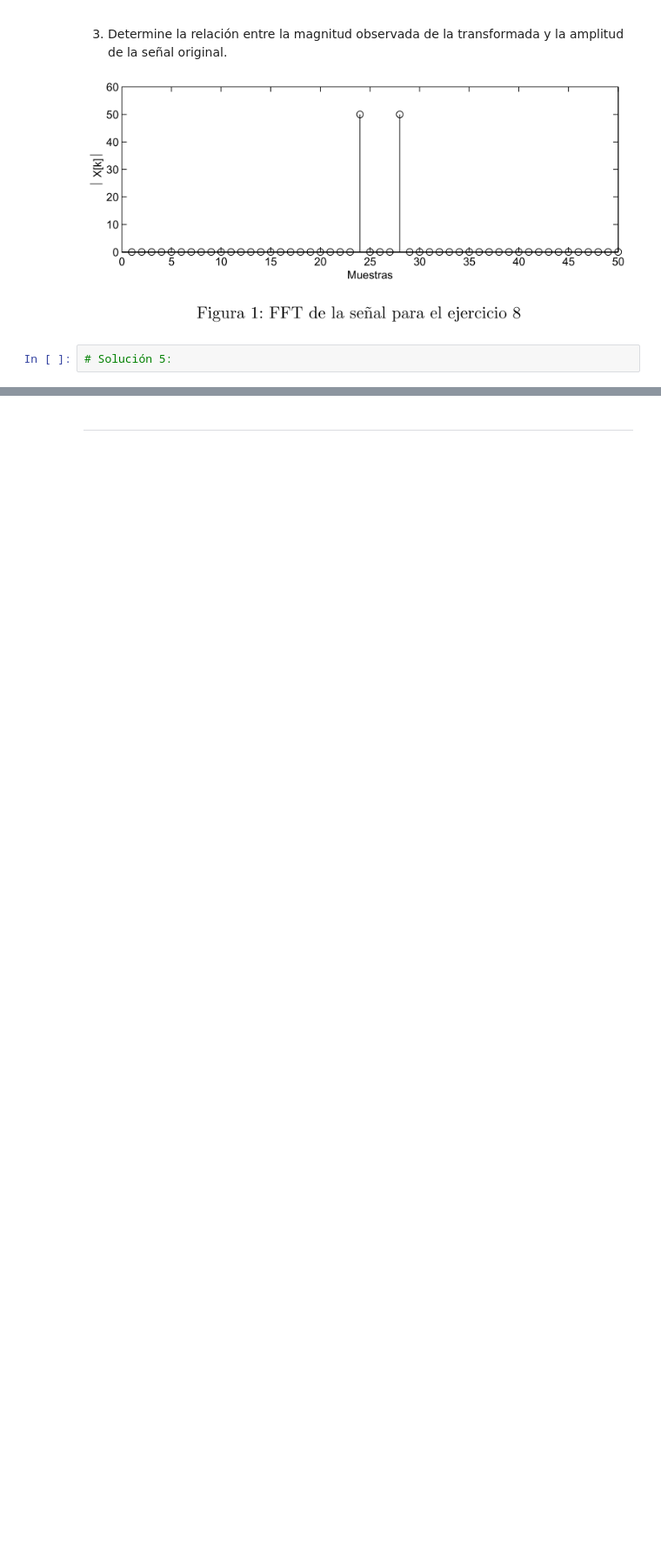
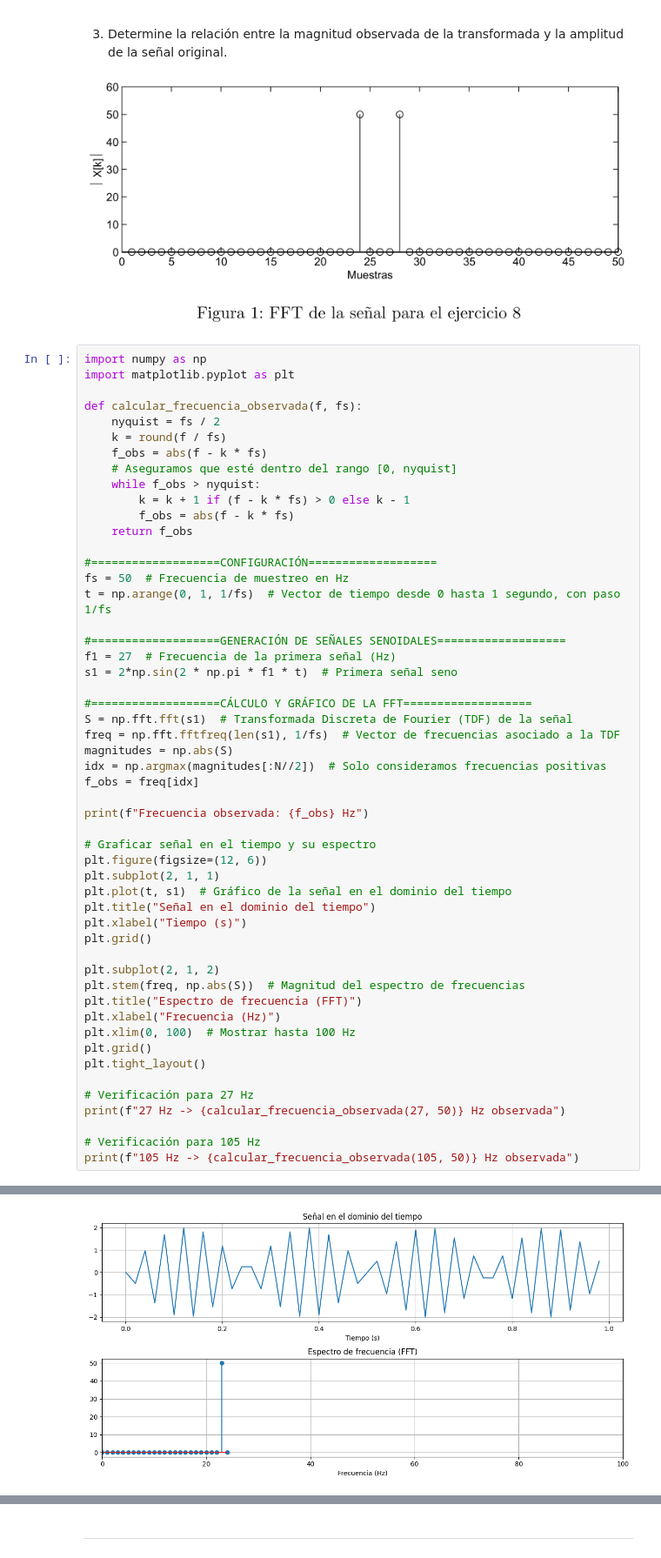
Before and after one commit to lucasgarcia2297/PDS, a Jupyter notebook: Guia4/Guia4.ipynb, the cells around one changed output, grey strips where cells are left out. Shown: that part at 87% size. Drawn from its saved outputs; the diff is of its cells as text; blank space fills up the shorter version.

```diff
--- a/Guia4/Guia4.ipynb
+++ b/Guia4/Guia4.ipynb
@@ -213,4 +414,55 @@ La Figura 1 representa la magnitud de la FFT de una señal senoidal de 27 Hz, mu
 
 ![image.png](attachment:image.png)
 # %%
-# Solución 5:
+import numpy as np
+import matplotlib.pyplot as plt
+
+def calcular_frecuencia_observada(f, fs):
+    nyquist = fs / 2
+    k = round(f / fs)
+    f_obs = abs(f - k * fs)
+    # Aseguramos que esté dentro del rango [0, nyquist]
+    while f_obs > nyquist:
+        k = k + 1 if (f - k * fs) > 0 else k - 1
+        f_obs = abs(f - k * fs)
+    return f_obs
+
+#===================CONFIGURACIÓN===================
+fs = 50  # Frecuencia de muestreo en Hz
+t = np.arange(0, 1, 1/fs)  # Vector de tiempo desde 0 hasta 1 segundo, con paso 1/fs
+
+#===================GENERACIÓN DE SEÑALES SENOIDALES===================
+f1 = 27  # Frecuencia de la primera señal (Hz)
+s1 = 2*np.sin(2 * np.pi * f1 * t)  # Primera señal seno
+
+#===================CÁLCULO Y GRÁFICO DE LA FFT===================
+S = np.fft.fft(s1)  # Transformada Discreta de Fourier (TDF) de la señal
+freq = np.fft.fftfreq(len(s1), 1/fs)  # Vector de frecuencias asociado a la TDF
+magnitudes = np.abs(S)
+idx = np.argmax(magnitudes[:N//2])  # Solo consideramos frecuencias positivas
+f_obs = freq[idx]
+
+print(f"Frecuencia observada: {f_obs} Hz")
+
+# Graficar señal en el tiempo y su espectro
+plt.figure(figsize=(12, 6))
+plt.subplot(2, 1, 1)
+plt.plot(t, s1)  # Gráfico de la señal en el dominio del tiempo
+plt.title("Señal en el dominio del tiempo")
+plt.xlabel("Tiempo (s)")
+plt.grid()
+
+plt.subplot(2, 1, 2)
+plt.stem(freq, np.abs(S))  # Magnitud del espectro de frecuencias
+plt.title("Espectro de frecuencia (FFT)")
+plt.xlabel("Frecuencia (Hz)")
+plt.xlim(0, 100)  # Mostrar hasta 100 Hz
+plt.grid()
+plt.tight_layout()
+
+# Verificación para 27 Hz
+print(f"27 Hz -> {calcular_frecuencia_observada(27, 50)} Hz observada")
+
+# Verificación para 105 Hz
+print(f"105 Hz -> {calcular_frecuencia_observada(105, 50)} Hz observada")
+# %% [output]
@@ -216,0 +472 @@ La Figura 1 representa la magnitud de la FFT de una señal senoidal de 27 Hz, mu
+[figure, added]
```
Also changed, not shown: parts of 7 cells of this notebook.
